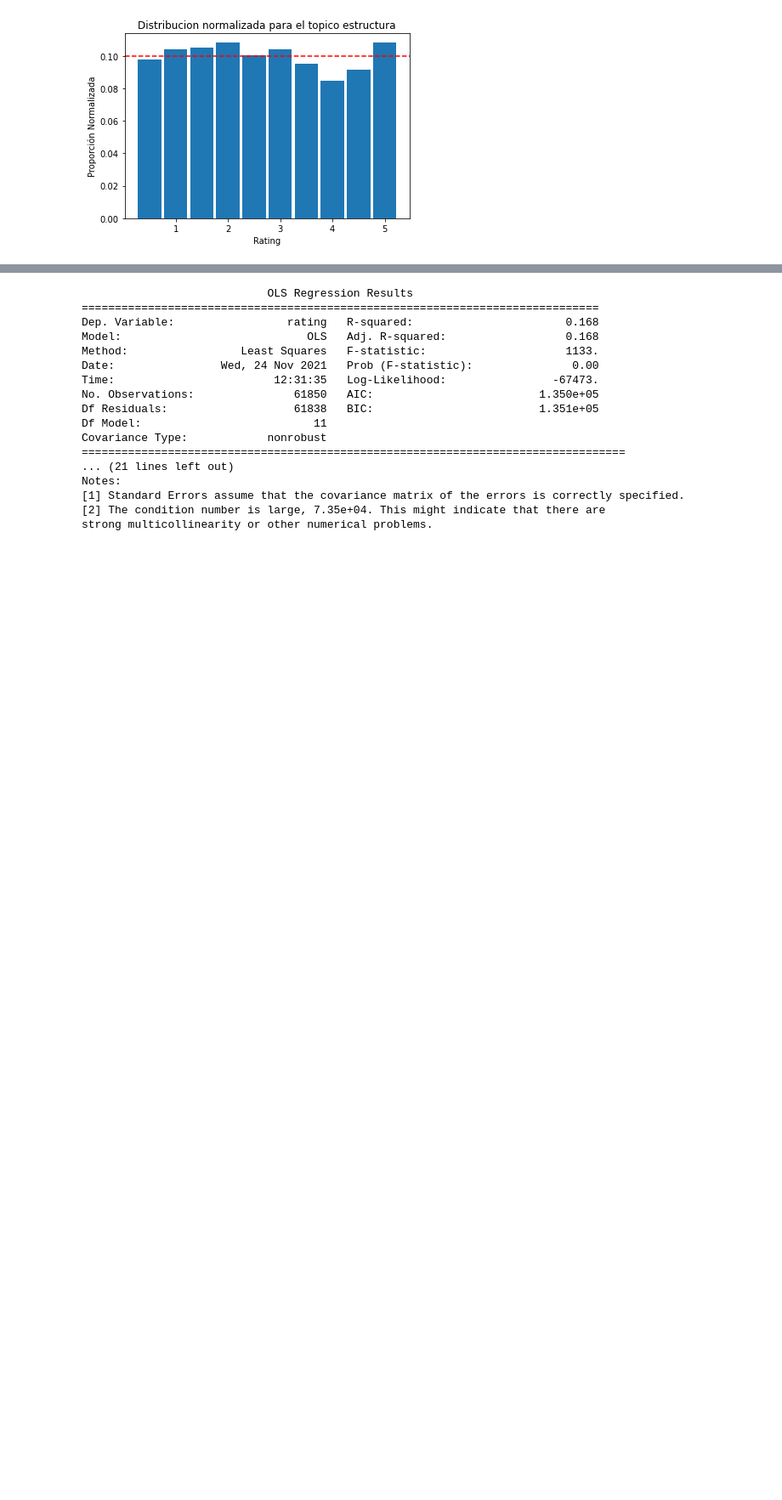
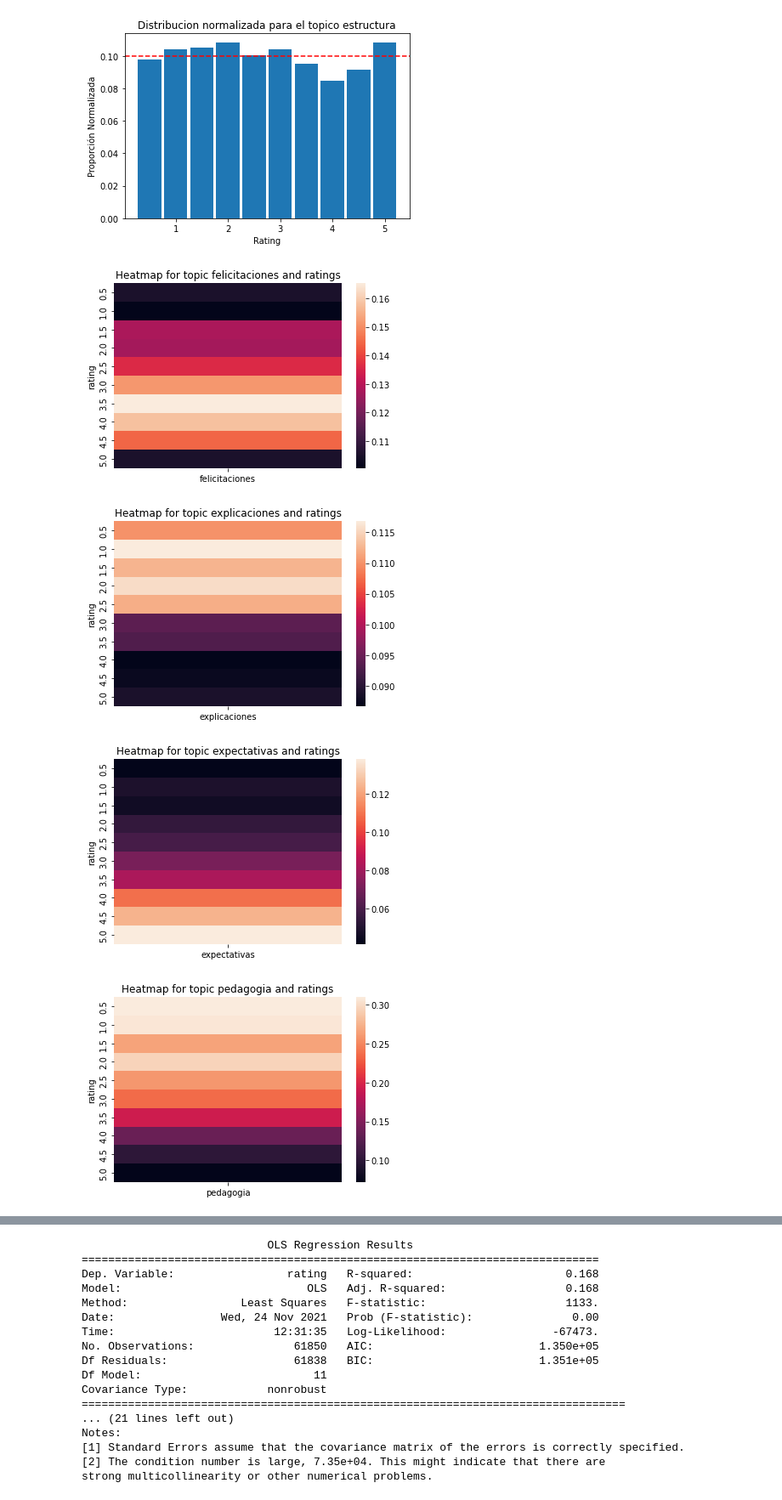
Before and after one commit to luc-ch/TM_udemy_reviews, a Jupyter notebook: TP4_topic_group_extras.ipynb, the cells around one changed output, grey strips where cells are left out. Shown at 85% size. Saved outputs shown, nothing was run; the diff lists cells and outputs as text; code cells hidden in the pictures; blank space fills up the shorter version.

Commit message:
Agregamos heatmaps en lugar de scatter por topic rating

```diff
--- a/TP4_topic_group_extras.ipynb
+++ b/TP4_topic_group_extras.ipynb
@@ -1049,3 +1049,19 @@ for topic in topics:
 [figure]
 [figure]
 [figure]
+# %%
+import seaborn as sns
+topics = ['felicitaciones', 'explicaciones', 'expectativas', 'pedagogia', 'contenido', 'aprendizaje', 'eleccion', 'profesores', 'estructura']
+
+for topic in topics:
+    df_heat = df_corr[['rating', topic]]
+    df_heat = df_heat.groupby('rating').mean().reset_index()
+    df_heat = df_heat.set_index('rating')
+    sns.heatmap(df_heat)
+    plt.title(f'Heatmap for topic {topic} and ratings')
+    plt.show()
+# %% [output]
+[figure, added]
+[figure, added]
+[figure, added]
+[figure, added]
```
Also changed, not shown: parts of 1 cell of this notebook.
